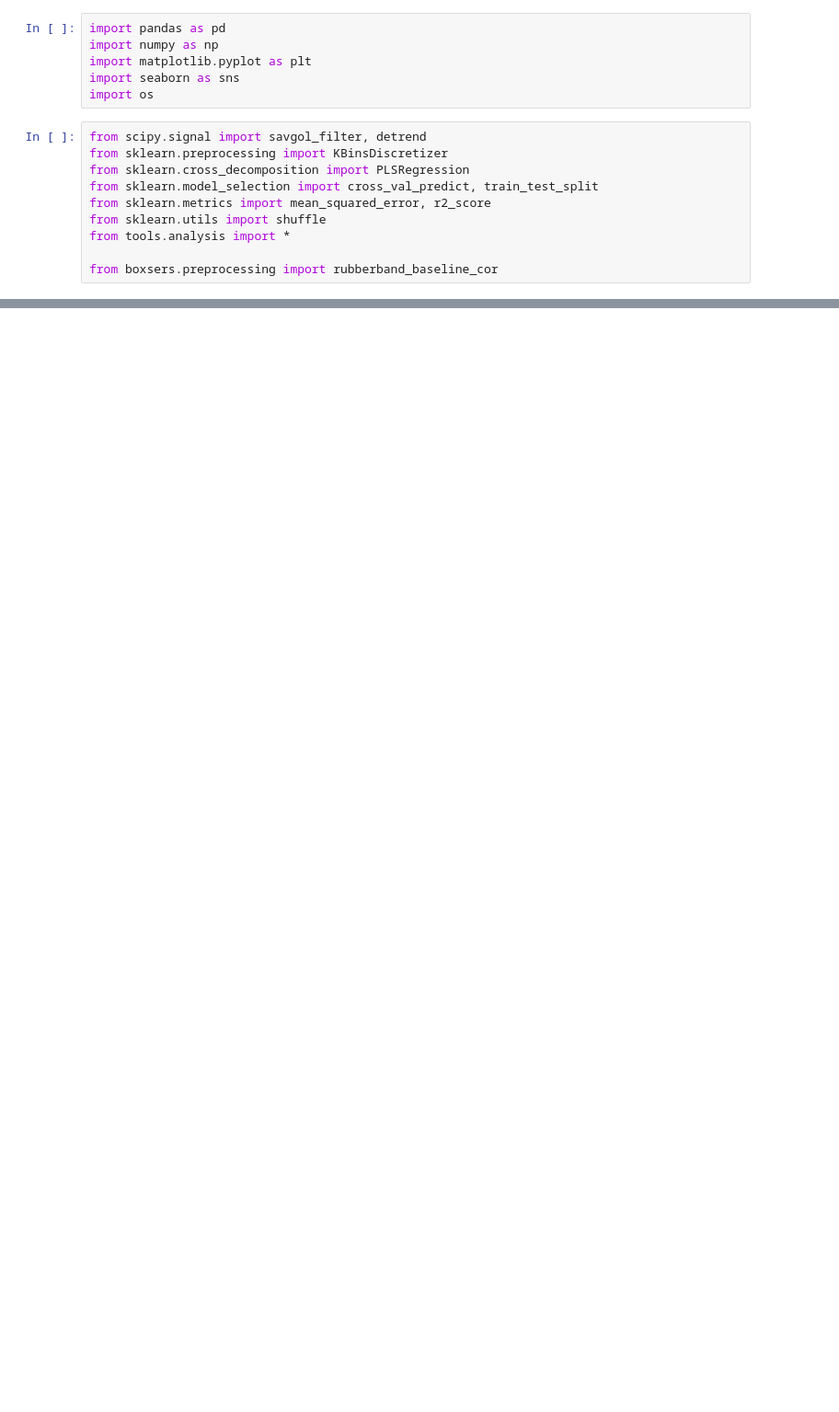
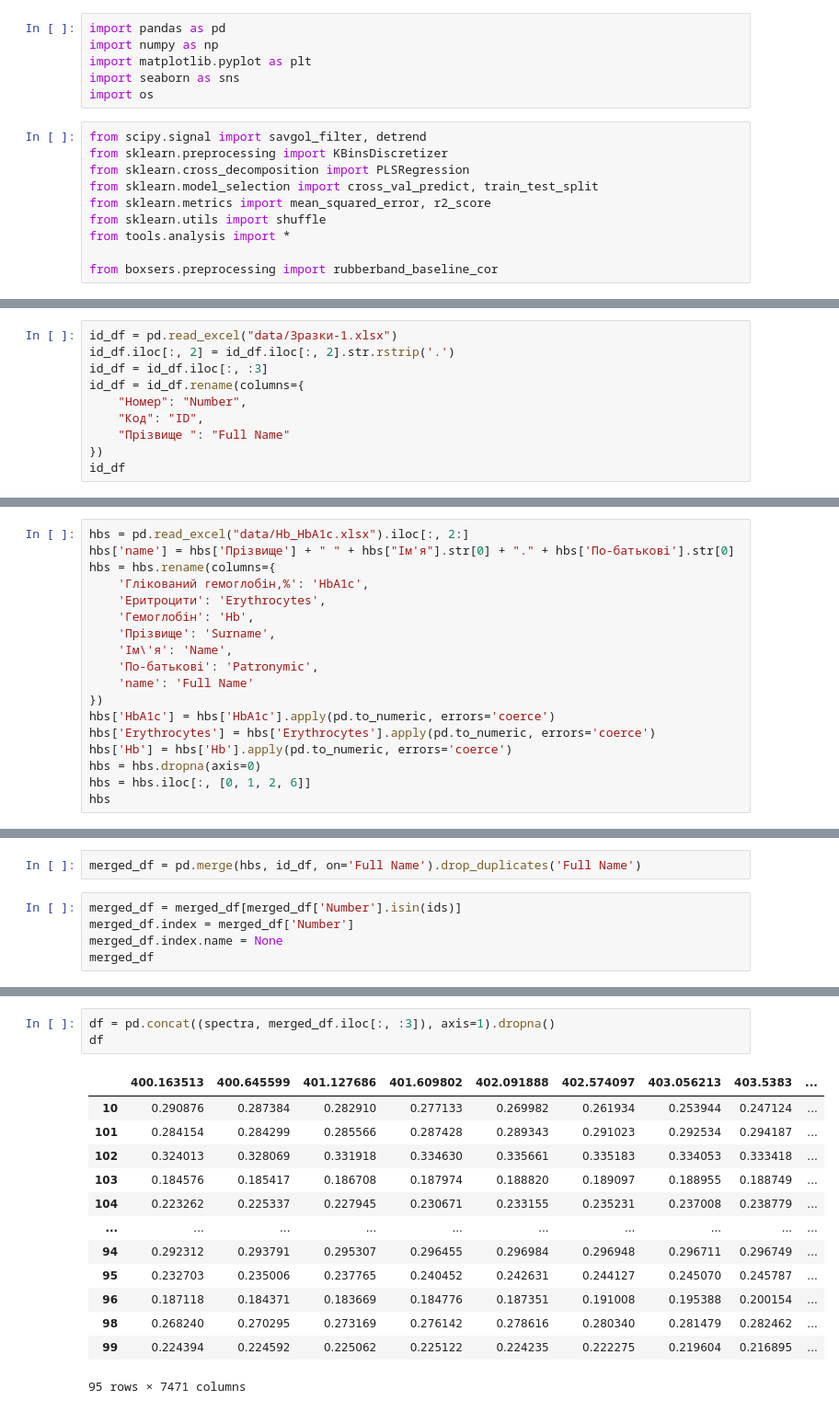
Before and after one commit to MelnychenkoM/hba1c_prediction, a Jupyter notebook: datasets.ipynb, the cells around one changed output, grey strips where cells are left out. Shown at 92% size. Saved outputs shown, nothing was run; the diff lists cells and outputs as text; blank space fills up the shorter version.

```diff
--- a/datasets.ipynb
+++ b/datasets.ipynb
@@ -226,0 +50,10 @@ fig, axs = plsr_r2_plot(y_test, y_pred)
+# %%
+id_df = pd.read_excel("data/Зразки-1.xlsx")
+id_df.iloc[:, 2] = id_df.iloc[:, 2].str.rstrip('.')
+id_df = id_df.iloc[:, :3]
+id_df = id_df.rename(columns={
+    "Номер": "Number",
+    "Код": "ID",
+    "Прізвище ": "Full Name"
+})
+id_df
@@ -226,0 +74,18 @@ fig, axs = plsr_r2_plot(y_test, y_pred)
+# %%
+hbs = pd.read_excel("data/Hb_HbA1c.xlsx").iloc[:, 2:]
+hbs['name'] = hbs['Прізвище'] + " " + hbs["Ім'я"].str[0] + "." + hbs['По-батькові'].str[0]
+hbs = hbs.rename(columns={
+    'Глікований гемоглобін,%': 'HbA1c',
+    'Еритроцити': 'Erythrocytes',
+    'Гемоглобін': 'Hb',
+    'Прізвище': 'Surname',
+    'Ім\'я': 'Name',
+    'По-батькові': 'Patronymic',
+    'name': 'Full Name'
+})
+hbs['HbA1c'] = hbs['HbA1c'].apply(pd.to_numeric, errors='coerce')
+hbs['Erythrocytes'] = hbs['Erythrocytes'].apply(pd.to_numeric, errors='coerce')
+hbs['Hb'] = hbs['Hb'].apply(pd.to_numeric, errors='coerce')
+hbs = hbs.dropna(axis=0)
+hbs = hbs.iloc[:, [0, 1, 2, 6]]
+hbs
@@ -226,0 +106,7 @@ fig, axs = plsr_r2_plot(y_test, y_pred)
+# %%
+merged_df = pd.merge(hbs, id_df, on='Full Name').drop_duplicates('Full Name')
+# %%
+merged_df = merged_df[merged_df['Number'].isin(ids)]
+merged_df.index = merged_df['Number']
+merged_df.index.name = None
+merged_df
@@ -226,0 +127,17 @@ fig, axs = plsr_r2_plot(y_test, y_pred)
+# %%
+df = pd.concat((spectra, merged_df.iloc[:, :3]), axis=1).dropna()
+df
+# %% [output]
+|  | 400.163513 | 400.645599 | 401.127686 | 401.609802 | 402.091888 | 402.574097 | 403.056213 | 403.5383 | ... |
+| 10 | 0.290876 | 0.287384 | 0.282910 | 0.277133 | 0.269982 | 0.261934 | 0.253944 | 0.247124 | ... |
+| 101 | 0.284154 | 0.284299 | 0.285566 | 0.287428 | 0.289343 | 0.291023 | 0.292534 | 0.294187 | ... |
+| 102 | 0.324013 | 0.328069 | 0.331918 | 0.334630 | 0.335661 | 0.335183 | 0.334053 | 0.333418 | ... |
+| 103 | 0.184576 | 0.185417 | 0.186708 | 0.187974 | 0.188820 | 0.189097 | 0.188955 | 0.188749 | ... |
+| 104 | 0.223262 | 0.225337 | 0.227945 | 0.230671 | 0.233155 | 0.235231 | 0.237008 | 0.238779 | ... |
+| ... | ... | ... | ... | ... | ... | ... | ... | ... | ... |
+| 94 | 0.292312 | 0.293791 | 0.295307 | 0.296455 | 0.296984 | 0.296948 | 0.296711 | 0.296749 | ... |
+| 95 | 0.232703 | 0.235006 | 0.237765 | 0.240452 | 0.242631 | 0.244127 | 0.245070 | 0.245787 | ... |
+| 96 | 0.187118 | 0.184371 | 0.183669 | 0.184776 | 0.187351 | 0.191008 | 0.195388 | 0.200154 | ... |
+| 98 | 0.268240 | 0.270295 | 0.273169 | 0.276142 | 0.278616 | 0.280340 | 0.281479 | 0.282462 | ... |
+| 99 | 0.224394 | 0.224592 | 0.225062 | 0.225122 | 0.224235 | 0.222275 | 0.219604 | 0.216895 | ... |
+95 rows × 7471 columns
```
Also changed, not shown: parts of 19 cells of this notebook, 20 other files.
